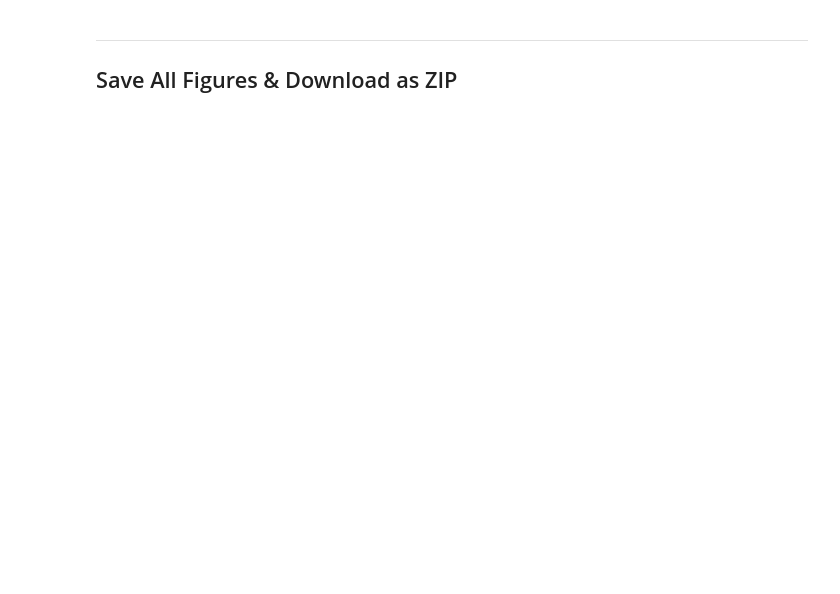
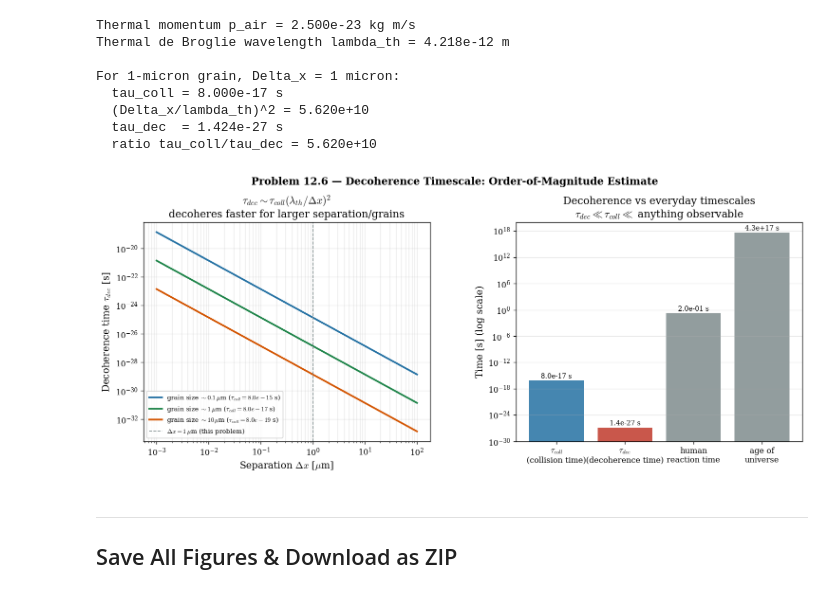
Before and after one commit to SeoulTechPSE/introduction_to_quantum_mechanics, a Jupyter notebook: ch12_visualizations.ipynb, the cells around one changed output. Drawn from its saved outputs; the diff is of its cells as text; code cells hidden in the pictures; blank space fills up the shorter version.

```diff
--- a/ch12_visualizations.ipynb
+++ b/ch12_visualizations.ipynb
@@ -300,3 +177,79 @@ Purity formula check:
+# %%
+
+# Problem 12.6: Decoherence timescale tau_dec vs separation Delta_x
+
+hbar = 1.054571817e-34
+m_air = 5e-26       # kg, average air molecule mass
+v_th  = 500.0       # m/s, mean thermal speed
+n_air = 2.5e25      # m^-3, number density at room conditions
+p_air = m_air * v_th
+lam_th = hbar / p_air
+print(f"Thermal momentum p_air = {p_air:.3e} kg m/s")
+print(f"Thermal de Broglie wavelength lambda_th = {lam_th:.3e} m")
+
+fig, axes = plt.subplots(1, 2, figsize=(13, 5.0))
+plt.subplots_adjust(top=0.88, left=0.08, right=0.97, wspace=0.30)
+
+# Left: tau_dec vs Delta_x, for several grain sizes (cross sections) -> tau_coll
+sizes = [1e-7, 1e-6, 1e-5]   # grain sizes in meters (cross section ~ size^2)
+cols_sz = [BLUE, GREEN, ORG]
+dx_arr = np.logspace(-9, -4, 200)  # separation Delta_x from 1nm to 100 micron
+
+ax = axes[0]
+for size, c in zip(sizes, cols_sz):
+    sigma = size**2
+    tau_coll = 1.0/(n_air*sigma*v_th)
+    tau_dec = tau_coll / (dx_arr/lam_th)**2
+    ax.loglog(dx_arr*1e6, tau_dec, color=c, lw=2.2,
+              label=fr'grain size $\sim{size*1e6:.2g}\,\mu$m ($\tau_{{coll}}={tau_coll:.1e}$ s)')
+ax.axvline(1.0, color=GRAY, ls='--', lw=1, label=r'$\Delta x=1\,\mu$m (this problem)')
+ax.set_xlabel(r'Separation $\Delta x$ [$\mu$m]')
+ax.set_ylabel(r'Decoherence time $\tau_{dec}$ [s]')
+ax.set_title(r'$\tau_{dec}\sim\tau_{coll}(\lambda_{th}/\Delta x)^2$' + '\n'
+              'decoheres faster for larger separation/grains')
+ax.legend(fontsize=8); ax.grid(True, alpha=0.3, which='both')
+
+# Compute the problem's specific numbers
+dx = 1e-6
+size0 = 1e-6
+sigma0 = size0**2
+tau_coll0 = 1.0/(n_air*sigma0*v_th)
+tau_dec0 = tau_coll0 / (dx/lam_th)**2
+print(f"\nFor 1-micron grain, Delta_x = 1 micron:")
+print(f"  tau_coll = {tau_coll0:.3e} s")
+print(f"  (Delta_x/lambda_th)^2 = {(dx/lam_th)**2:.3e}")
+print(f"  tau_dec  = {tau_dec0:.3e} s")
+print(f"  ratio tau_coll/tau_dec = {tau_coll0/tau_dec0:.3e}")
+
+# Right: bar chart comparing timescales (log scale)
+ax2 = axes[1]
+labels = [r'$\tau_{coll}$'+'\n(collision time)', r'$\tau_{dec}$'+'\n(decoherence time)',
+          'human\nreaction time', 'age of\nuniverse']
+values = [tau_coll0, tau_dec0, 0.2, 4.3e17]
+colors_bar = [BLUE, RED, GRAY, GRAY]
+bars = ax2.bar(labels, values, color=colors_bar, alpha=0.85)
+ax2.set_yscale('log')
+for b,v in zip(bars, values):
+    ax2.text(b.get_x()+b.get_width()/2, v*3, f'{v:.1e} s', ha='center', fontsize=8.5, rotation=0)
+ax2.set_ylabel('Time [s] (log scale)')
+ax2.set_title('Decoherence vs everyday timescales\n'
+               r'$\tau_{dec}\ll\tau_{coll}\ll$ anything observable')
+ax2.grid(True, alpha=0.3, axis='y', which='both')
+ax2.set_ylim(1e-30, 1e20)
+
+plt.suptitle('Problem 12.6 — Decoherence Timescale: Order-of-Magnitude Estimate',
+              fontsize=13, fontweight='bold', y=1.04)
+figures.append((fig, 'fig_12_6.png')); plt.show()
+# %% [output]
+Thermal momentum p_air = 2.500e-23 kg m/s
+Thermal de Broglie wavelength lambda_th = 4.218e-12 m
+
+For 1-micron grain, Delta_x = 1 micron:
+  tau_coll = 8.000e-17 s
+  (Delta_x/lambda_th)^2 = 5.620e+10
+  tau_dec  = 1.424e-27 s
+  ratio tau_coll/tau_dec = 5.620e+10
+[figure, added]
 # %% [markdown]
 ---
 ## Save All Figures & Download as ZIP
```
Also changed, not shown: parts of 12 cells of this notebook.
